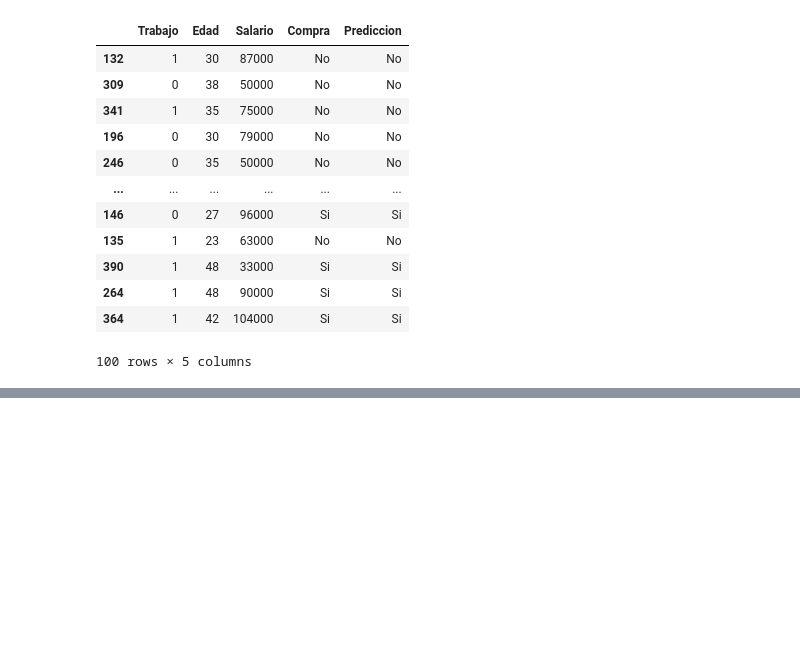
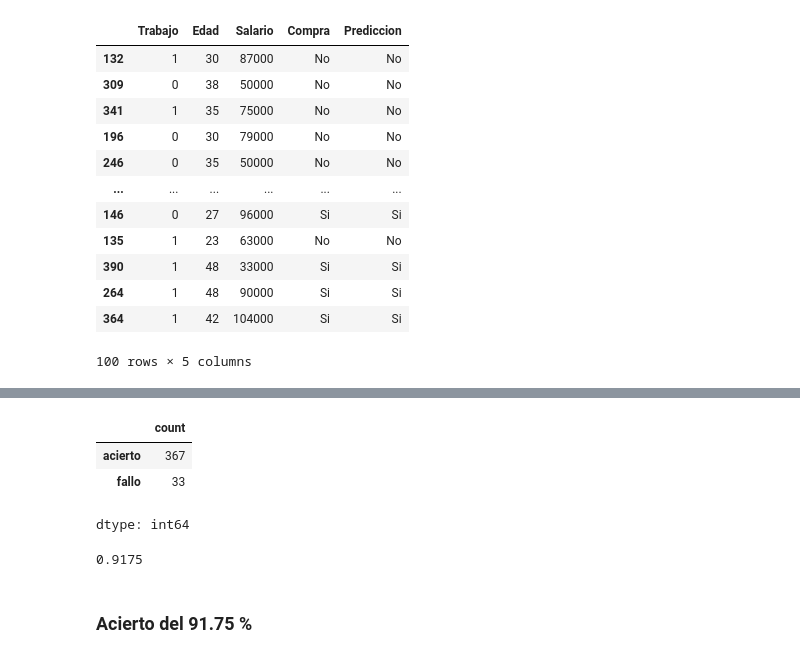
Before and after one commit to Viny2030/UMSA, a Jupyter notebook: cl_ad_01.ipynb, the cells around one changed output, grey strips where cells are left out. Drawn from its saved outputs; the diff is of its cells as text; code cells hidden in the pictures; blank space fills up the shorter version.

```diff
--- a/cl_ad_01.ipynb
+++ b/cl_ad_01.ipynb
@@ -486,0 +545,20 @@ X_test
+# %%
+def aciertos(row):
+  """Compares 'prediction_label' and 'Compra' valor en fila   returns 'acierto' or 'fallo'."""
+  if row['Prediccion'] == row['Compra']:
+    return "acierto"
+  else:
+    return "fallo"
+
+analisis.apply(aciertos, axis=1).value_counts() #
+# %% [output]
+|  | count |
+| acierto | 367 |
+| fallo | 33 |
+dtype: int64
+# %%
+367/400
+# %% [output]
+0.9175
+# %% [markdown]
+### Acierto del 91.75 %
```
Also changed, not shown: parts of 7 cells of this notebook.
